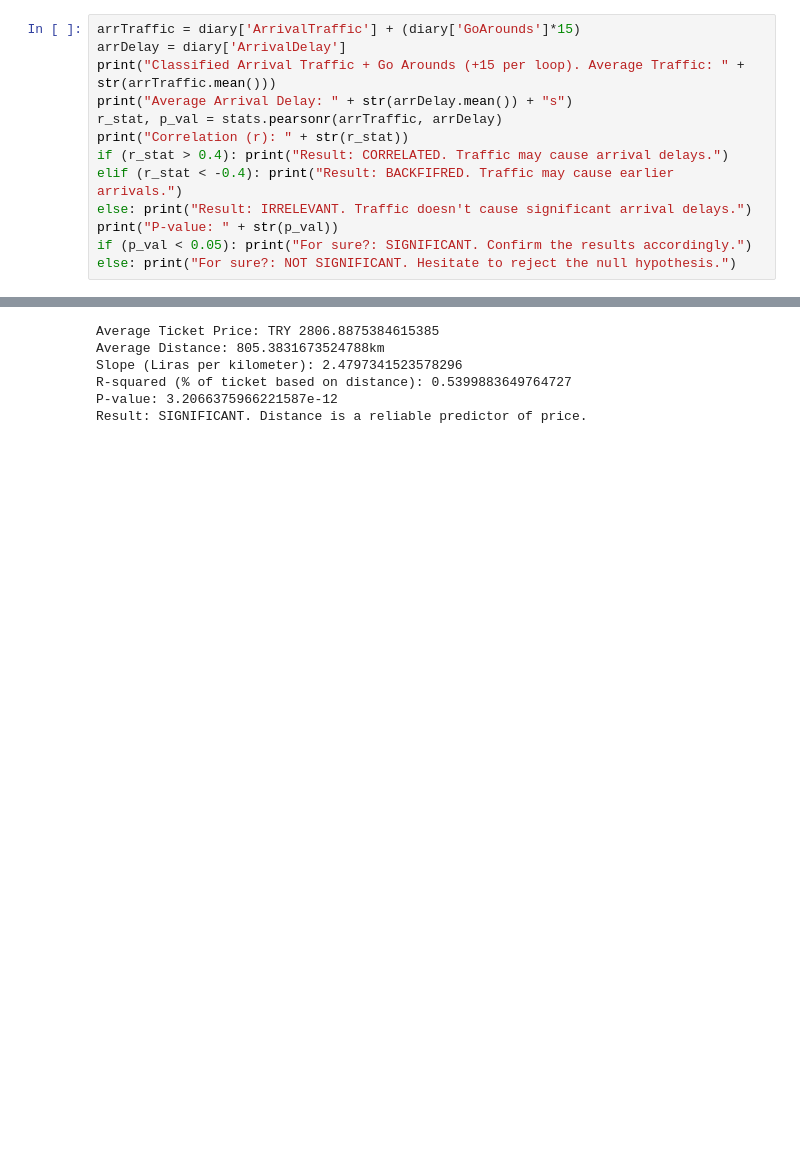
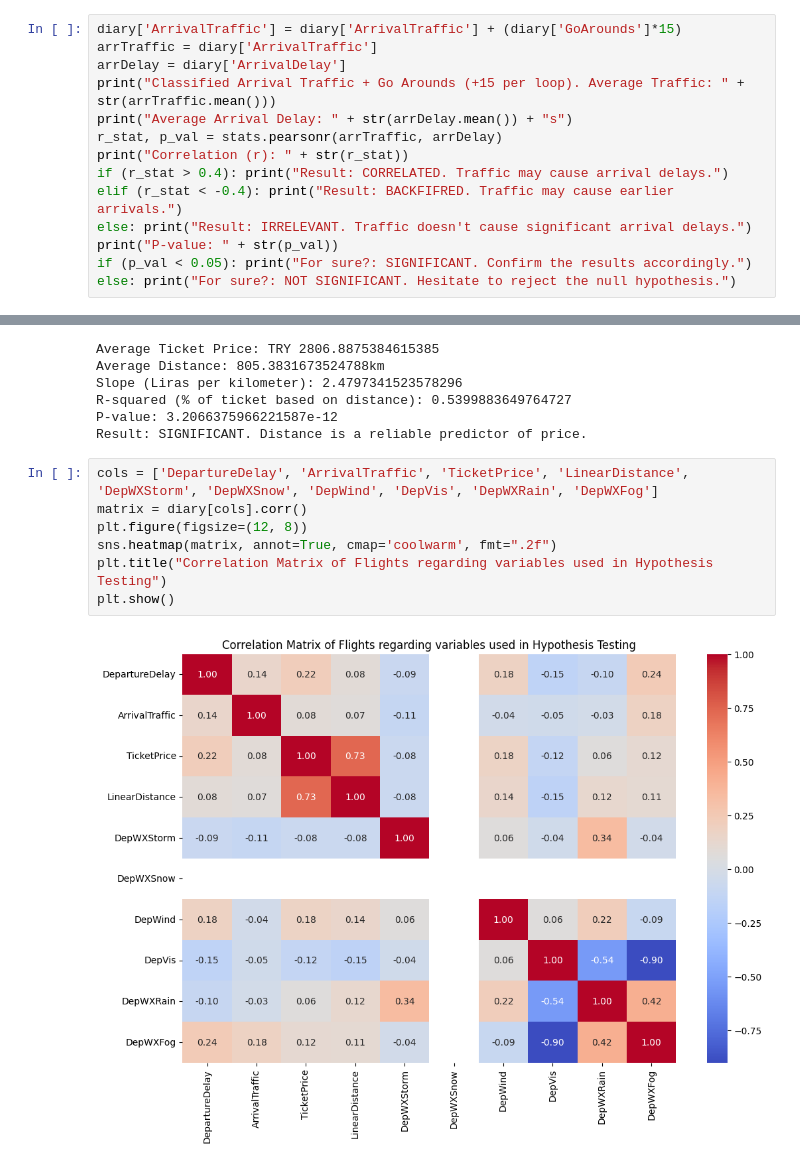
Before and after one commit to YouTube-101/data-sci-project, a Jupyter notebook: source.ipynb, the cells around one changed output, grey strips where cells are left out. Saved outputs shown, nothing was run; the diff lists cells and outputs as text; blank space fills up the shorter version.

```diff
--- a/source.ipynb
+++ b/source.ipynb
@@ -369,7 +369,8 @@ Average delay (Bad Weather): 2214.5s
 P-value: 0.5371541610930781
 Result: NOT SIGNIFICANT. Delays weren't caused by weather.
 # %%
-arrTraffic = diary['ArrivalTraffic'] + (diary['GoArounds']*15)
+diary['ArrivalTraffic'] = diary['ArrivalTraffic'] + (diary['GoArounds']*15)
+arrTraffic = diary['ArrivalTraffic']
 arrDelay = diary['ArrivalDelay']
 print("Classified Arrival Traffic + Go Arounds (+15 per loop). Average Traffic: " + str(arrTraffic.mean()))
 print("Average Arrival Delay: " + str(arrDelay.mean()) + "s")
@@ -407,3 +408,12 @@ Slope (Liras per kilometer): 2.4797341523578296
 R-squared (% of ticket based on distance): 0.5399883649764727
 P-value: 3.2066375966221587e-12
 Result: SIGNIFICANT. Distance is a reliable predictor of price.
+# %%
+cols = ['DepartureDelay', 'ArrivalTraffic', 'TicketPrice', 'LinearDistance', 'DepWXStorm', 'DepWXSnow', 'DepWind', 'DepVis', 'DepWXRain', 'DepWXFog']
+matrix = diary[cols].corr()
+plt.figure(figsize=(12, 8))
+sns.heatmap(matrix, annot=True, cmap='coolwarm', fmt=".2f")
+plt.title("Correlation Matrix of Flights regarding variables used in Hypothesis Testing")
+plt.show()
+# %% [output]
+[figure, added]
```
Also changed, not shown: parts of 1 cell of this notebook, 3 other files.
